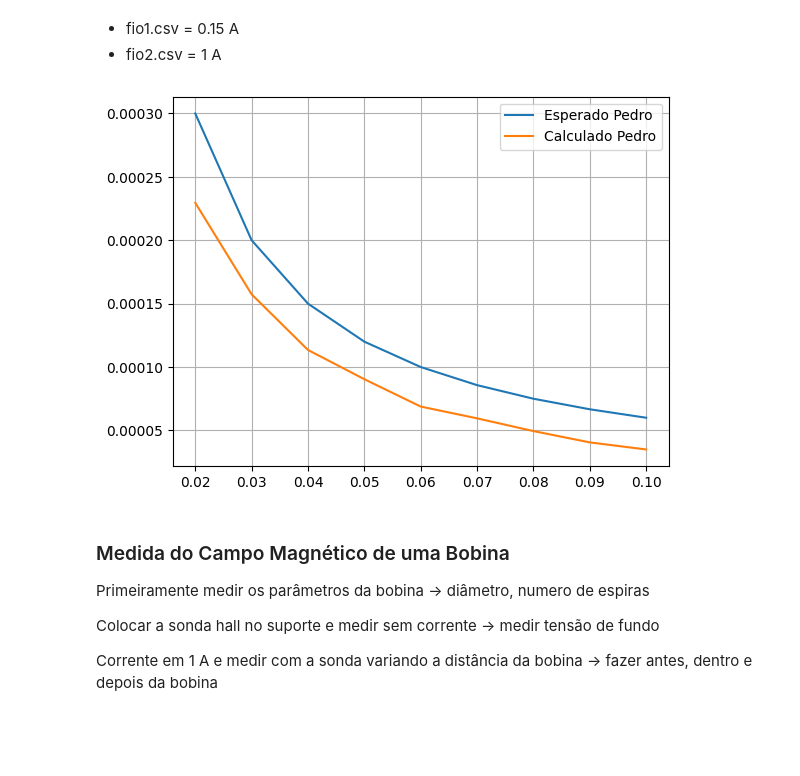
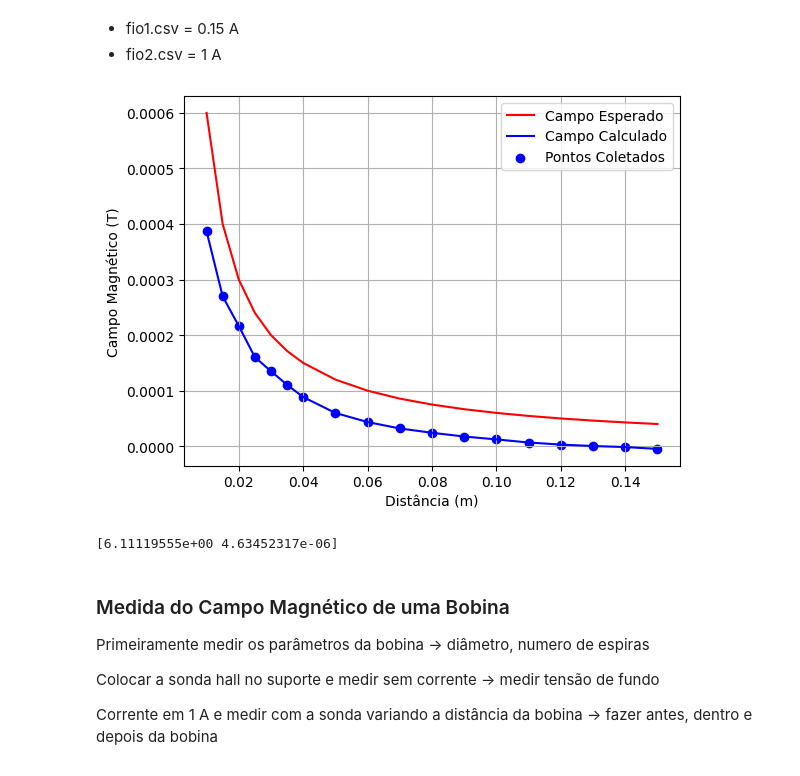
Before and after one commit to Pedropudin/LabFisica-3, a Jupyter notebook: Relatorio4/Magnetostatica/sondaHall.ipynb, the cells around one changed output. Cells and saved outputs as stored; diff of their text form; code cells hidden in the pictures; blank space fills up the shorter version.

```diff
--- a/Relatorio4/Magnetostatica/sondaHall.ipynb
+++ b/Relatorio4/Magnetostatica/sondaHall.ipynb
@@ -100,14 +100,20 @@ def campoSolenoide(espiras,corrente,comprimento,permeabilidade):
 
     return (permeabilidade*espiras*corrente)/comprimento
 
-def campoFio(corrente,permeabilidade,distancia):
+def campoFio(distancia,corrente,permeabilidade):
     '''Faz a seguinte equação:
     (permeabilidade*corrente)/(distancia*2*math.pi)
     '''
 
     return (permeabilidade*corrente)/(distancia*2*math.pi)
 
-#def campoHelmholtz()
+def campoHelmholtz(z,corrente,permissividade,raio):
+    '''((permissividade*corrente*raio**2)/2)*(1/((z-raio/2)**2 + raio**2)**(3/2)+1/((z+raio/2)**2 + raio**2)**(3/2))'''
+    return ((permissividade*corrente*raio**2)/2)*(1/((z-raio/2)**2 + raio**2)**(3/2)+1/((z+raio/2)**2 + raio**2)**(3/2))
+
+def campoAnti_Helmholtz(z,corrente,permissividade,raio):
+    '''((permissividade*corrente*raio**2)/2)*(1/((z-raio/2)**2 + raio**2)**(3/2)-1/((z+raio/2)**2 + raio**2)**(3/2))'''
+    return ((permissividade*corrente*raio**2)/2)*(1/((z-raio/2)**2 + raio**2)**(3/2)-1/((z+raio/2)**2 + raio**2)**(3/2))
 # %% [markdown]
 ### Calibração da Sonda Hall
 # %%
@@ -147,24 +153,36 @@ O Coeficiente é 0.00372±0.00004 T/V
 # %%
 #Dados
 corrente = 1
-data = get_dados("Data/fio2.csv",factorx=1e-2,factory=-1e-3,fundox=0,fundoy=0.0025)
+#data = get_dados("Data/fio2.csv",factorx=1e-2,factory=-1e-3,fundox=0,fundoy=0.0025)
+#data = get_dados("DataJ/fioP.csv",factorx=1e-2,factory=1e-3,fundox=0,fundoy=0)
+data = get_dados("DataJ/fioJ.csv",factorx=1e-2,factory=1e-3,fundox=0.01,fundoy=0.0051)
 dist = np.array(sorted(data))
 tensao = np.array([data[i] for i in dist])
 # %%
-campoEsperado = np.array([campoFio(corrente,permeabilidadeAr,z) for z in dist])*30
+campoEsperado = np.array([campoFio(z,corrente,permeabilidadeAr) for z in dist])*30
 campoCalculado = np.array([v*coeficienteHall for v in tensao])
 
 #fittings
-
+param,_ = curve_fit(campoFio,dist,campoCalculado,p0=[corrente,permeabilidadeAr])
+def campoFioAlt(x,param):
+    return campoFio(x,param[0],param[1])
 
 #Plotagem
-plt.plot(dist,campoEsperado,label="Esperado Pedro")
-plt.plot(dist,campoCalculado,label="Calculado Pedro")
+plt.plot(dist,campoEsperado,label="Campo Esperado",color='red')
+plt.plot(dist,campoCalculado,label="Campo Calculado",color='blue')
+plt.scatter(dist,campoCalculado,label="Pontos Coletados",color="blue")
+#plt.plot(dist,np.array([campoFioAlt(x,param) for x in dist])*1e3,label="Teste")
+plt.xlabel('Distância (m)');plt.ylabel('Campo Magnético (T)')
 plt.grid(True)
 plt.legend()
+#plt.savefig('Results/campoFioJ.png')
 plt.show()
 # %% [output]
-[figure, old version]
+[figure, new version]
+# %%
+print(param)
+# %% [output]
+[6.11119555e+00 4.63452317e-06]
 # %% [markdown]
 ### Medida do Campo Magnético de uma Bobina
 
```
Also changed, not shown: parts of 10 cells of this notebook, 9 other files.
